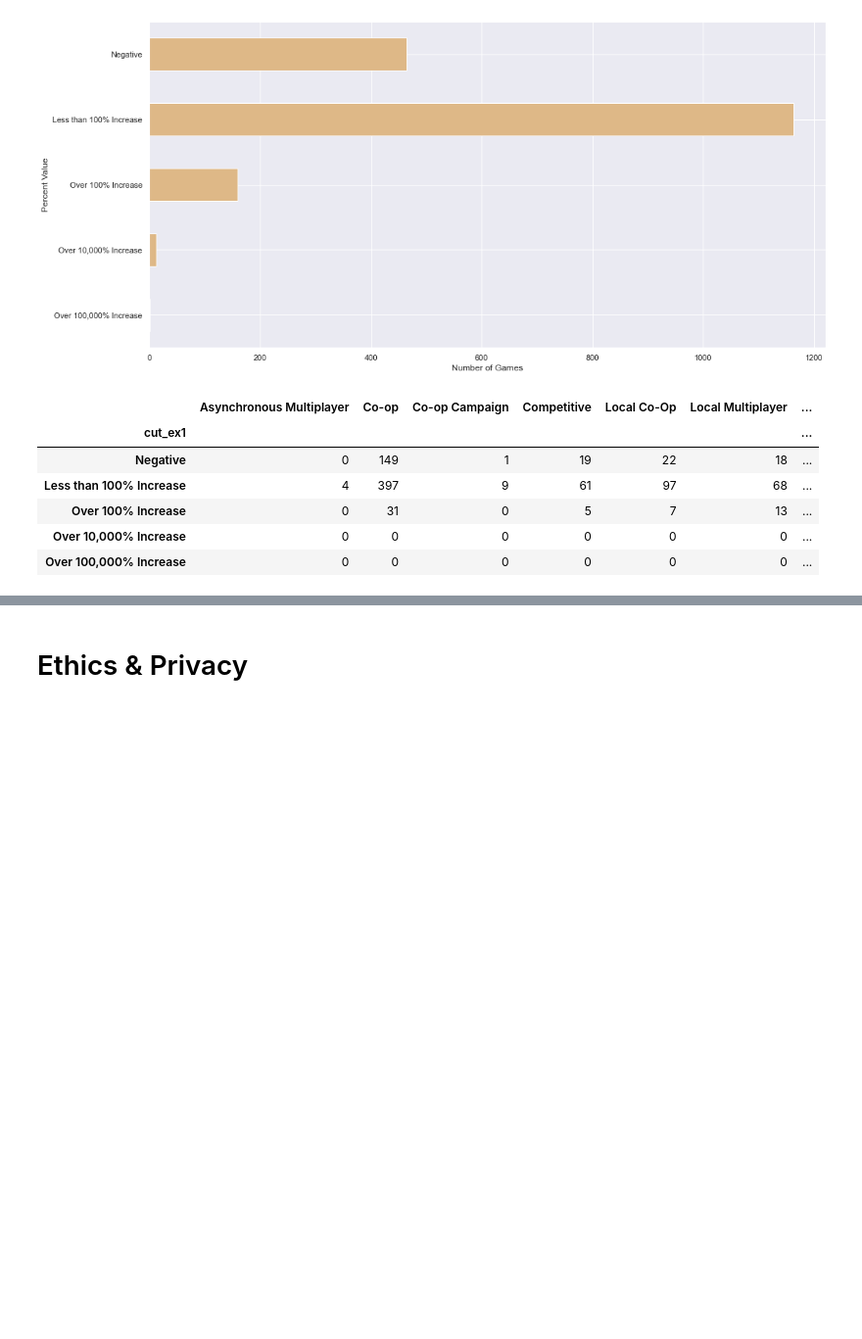
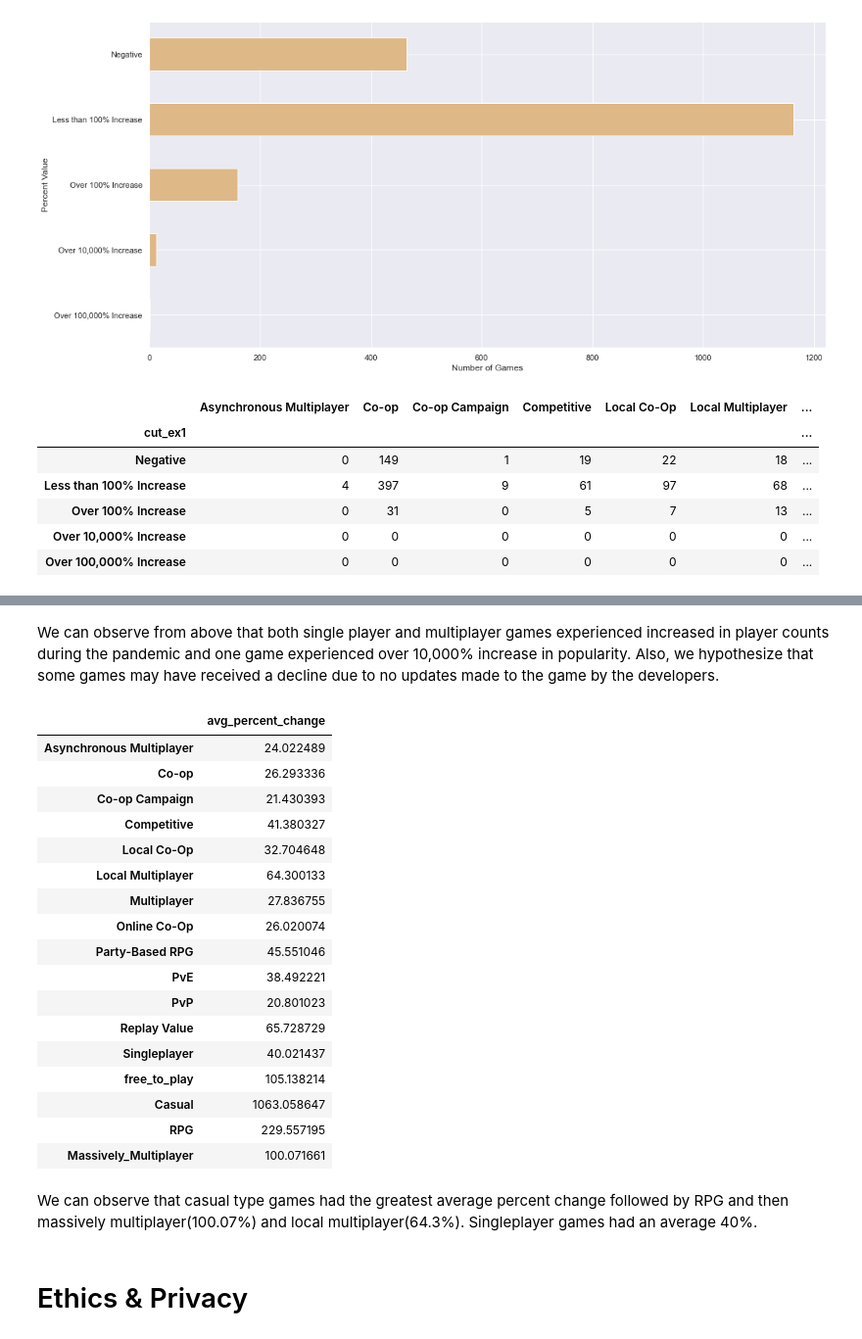
Before and after one commit to tnn050/Social-Gaming-During-COVID-19, a Jupyter notebook: FinalProject_group044.ipynb, the cells around one changed output, grey strips where cells are left out. Shown at 98% size. Saved outputs shown, nothing was run; the diff lists cells and outputs as text; code cells hidden in the pictures; blank space fills up the shorter version.

```diff
--- a/FinalProject_group044.ipynb
+++ b/FinalProject_group044.ipynb
@@ -934,3 +953,39 @@ all_test_df
+# %% [markdown]
+We can observe from above that both single player and multiplayer games experienced increased in player counts during the pandemic and one game experienced over 10,000% increase in popularity. Also, we hypothesize that some games may have received a decline due to no updates made to the game by the developers.
+# %%
+def findAvgPercent(df, col_name):
+    return (df[df[col_name] == 1])['percent_change'].mean()
+# %%
+l = ['Asynchronous Multiplayer', 'Co-op',
+       'Co-op Campaign', 'Competitive', 'Local Co-Op', 'Local Multiplayer',
+       'Multiplayer', 'Online Co-Op', 'Party-Based RPG', 'PvE', 'PvP',
+       'Replay Value', 'Singleplayer', 'free_to_play', 'Casual', 'RPG',
+       'Massively_Multiplayer']
+d = dict()
+for c in l:
+    d[c] = findAvgPercent(combined_reduced_df, c)
+pd.DataFrame.from_dict(d, orient='index', columns=['avg_percent_change'])
+# %% [output]
+|  | avg_percent_change |
+| Asynchronous Multiplayer | 24.022489 |
+| Co-op | 26.293336 |
+| Co-op Campaign | 21.430393 |
+| Competitive | 41.380327 |
+| Local Co-Op | 32.704648 |
+| Local Multiplayer | 64.300133 |
+| Multiplayer | 27.836755 |
+| Online Co-Op | 26.020074 |
+| Party-Based RPG | 45.551046 |
+| PvE | 38.492221 |
+| PvP | 20.801023 |
+| Replay Value | 65.728729 |
+| Singleplayer | 40.021437 |
+| free_to_play | 105.138214 |
+| Casual | 1063.058647 |
+| RPG | 229.557195 |
+| Massively_Multiplayer | 100.071661 |
+# %% [markdown]
+We can observe that casual type games had the greatest average percent change followed by RPG and then massively multiplayer(100.07%) and local multiplayer(64.3%). Singleplayer games had an average 40%.
 # %% [markdown]
 # Ethics & Privacy
 # %% [markdown]
```
Also changed, not shown: parts of 14 cells of this notebook.
